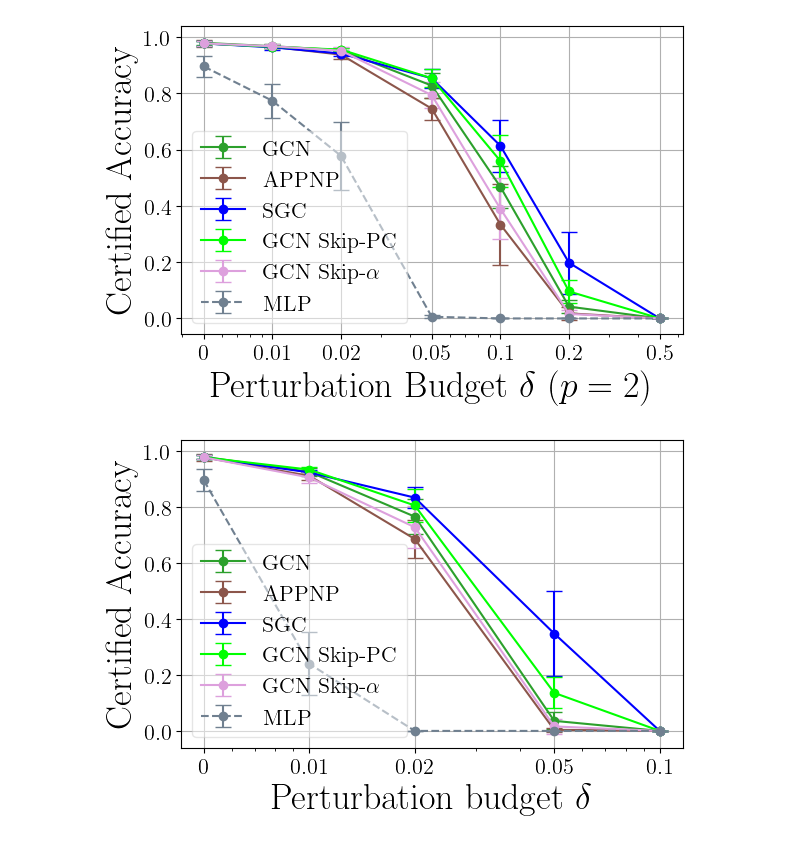
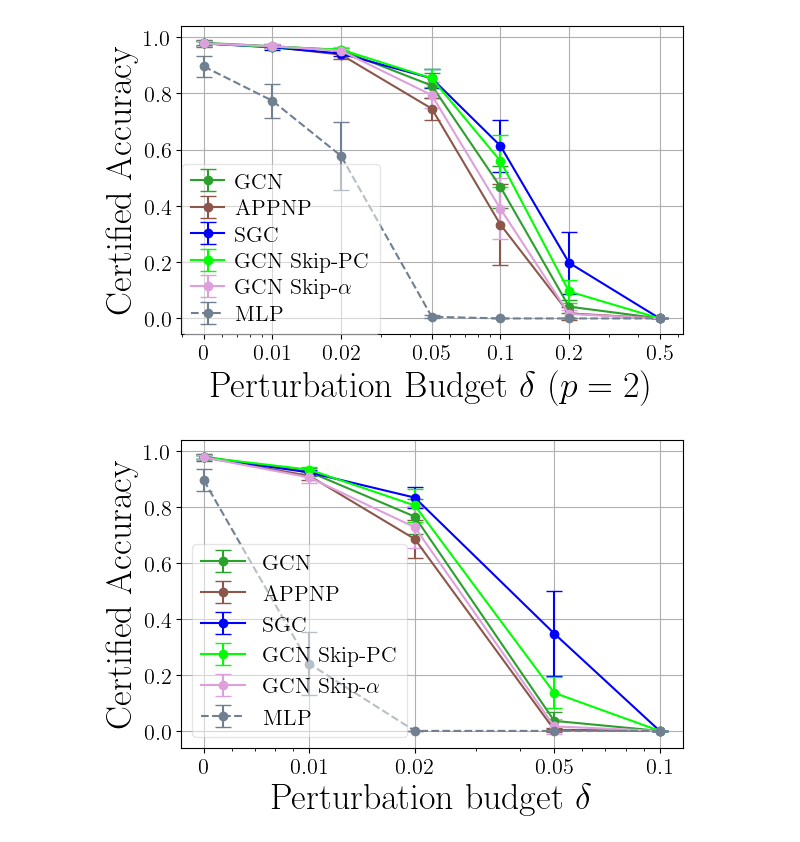
Before and after one commit to saper0/qpcert, a Jupyter notebook: notebooks/certification_realbinary/coramlcontbinary_bl.ipynb, the cells around one changed output. Drawn from its saved outputs; the diff is of its cells as text; code cells hidden in the pictures.

```diff
--- a/notebooks/certification_realbinary/coramlcontbinary_bl.ipynb
+++ b/notebooks/certification_realbinary/coramlcontbinary_bl.ipynb
@@ -34,32 +63,34 @@ plt.rcParams.update({
 # %%
 C_l = None
 plt.close("all")
 delta_l = [0, 0.01, 0.02, 0.05, 0.1, 0.2, 0.5]
 models = ["GCN", "APPNP_alpha0.1", "SGC", "GCN_skippc", "GCN_skipalpha", "MLP"]
 legend_labels = ["GCN", "APPNP", "SGC", "GCN Skip-PC", r"GCN Skip-$\alpha$", "MLP"]
 pert_model = "l2"
 label_fontsize = 26
 legend_fontsize = 16
 ticks_fontsize = 16
+use_custom_legend = True
 savefig = "coramlbin_bl_l2_nadv2" + postfix + ".pdf"
 linewidth = 1.5
 markersize = 6
 capsize = 6
 framealpha = 0.5
 experiment_manager.plot_robust_acc_delta(models, C_l, attack_nodes, pert_model=pert_model,
                                          legend_labels=legend_labels,
                                          n_adv=2, delta_l=delta_l, xlogscale=True,
                                          label_fontsize=label_fontsize,
                                          legend_fontsize=legend_fontsize,
                                          ticks_fontsize=ticks_fontsize,
                                          savedir=savedir,
                                          savefig=savefig,
                                          markersize=markersize,
                                          capsize=capsize,
                                          linewidth=linewidth,
-                                         framealpha=framealpha)
+                                         framealpha=framealpha,
+                                         use_custom_legend=use_custom_legend)
 # %% [output]
-[figure, old version]
+[figure, new version]
 # %%
 C_l = None
 plt.close("all")
```
Also changed, not shown: parts of 1 cell of this notebook, 19 other files.
